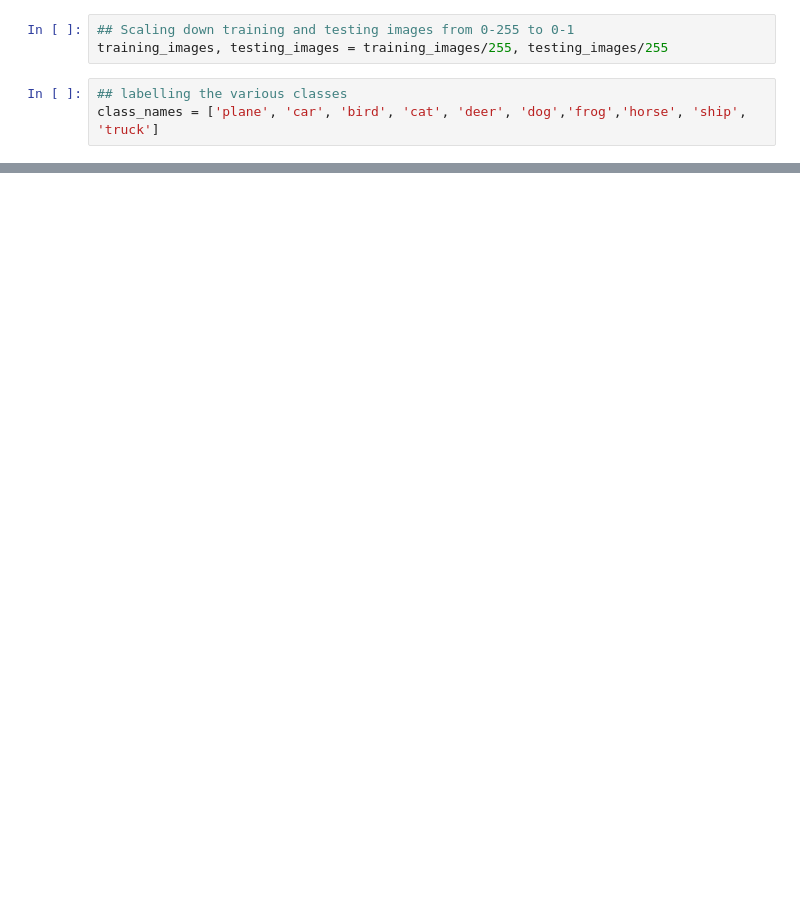
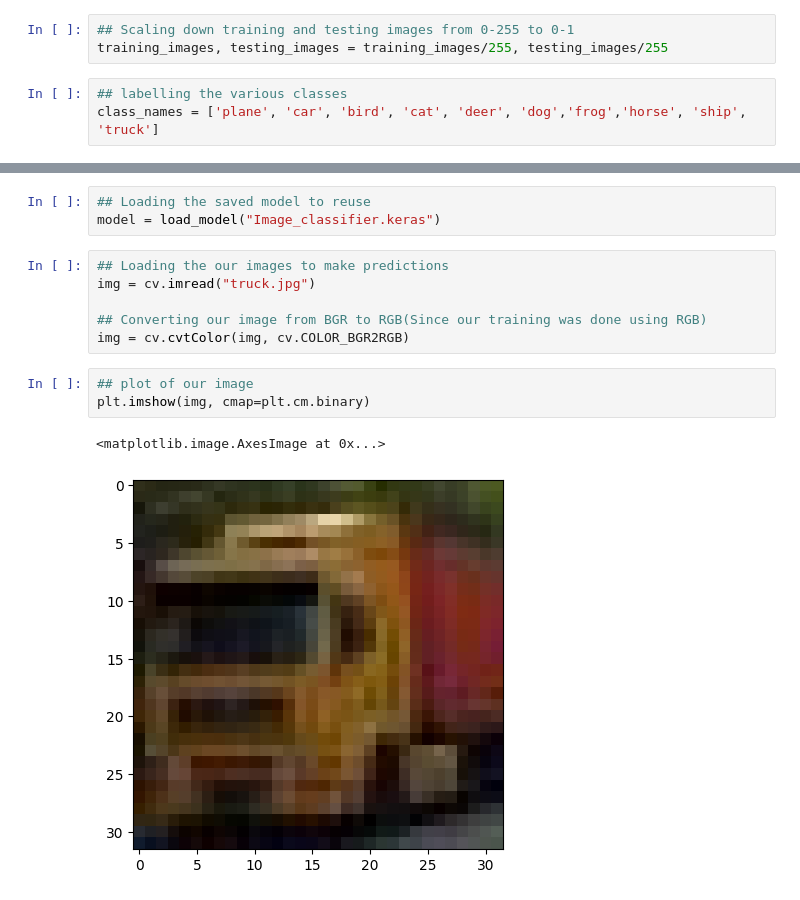
Before and after one commit to tettehosabutey49/image_classification_with_CNN_using_tensorflow, a Jupyter notebook: main.ipynb, the cells around one changed output, grey strips where cells are left out. Saved outputs shown, nothing was run; the diff lists cells and outputs as text; blank space fills up the shorter version.

Commit message:
Trained, saved, and evaluated the Neural Network

```diff
--- a/main.ipynb
+++ b/main.ipynb
@@ -96,0 +122,15 @@ model.fit(training_images, training_labels, epochs=10, validation_data=(testing_
+# %%
+## Loading the saved model to reuse
+model = load_model("Image_classifier.keras")
+# %%
+## Loading the our images to make predictions
+img = cv.imread("truck.jpg")
+
+## Converting our image from BGR to RGB(Since our training was done using RGB)
+img = cv.cvtColor(img, cv.COLOR_BGR2RGB)
+# %%
+## plot of our image
+plt.imshow(img, cmap=plt.cm.binary)
+# %% [output]
+<matplotlib.image.AxesImage at 0x...>
+[figure, added]
```
Also changed, not shown: parts of 6 cells of this notebook, 4 other files.
